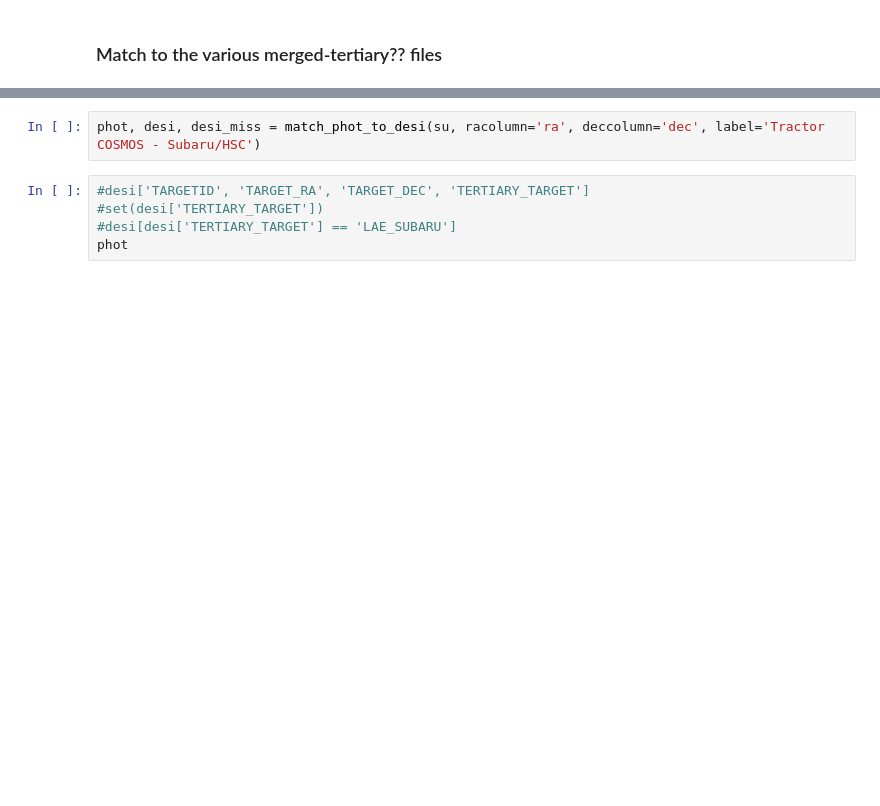
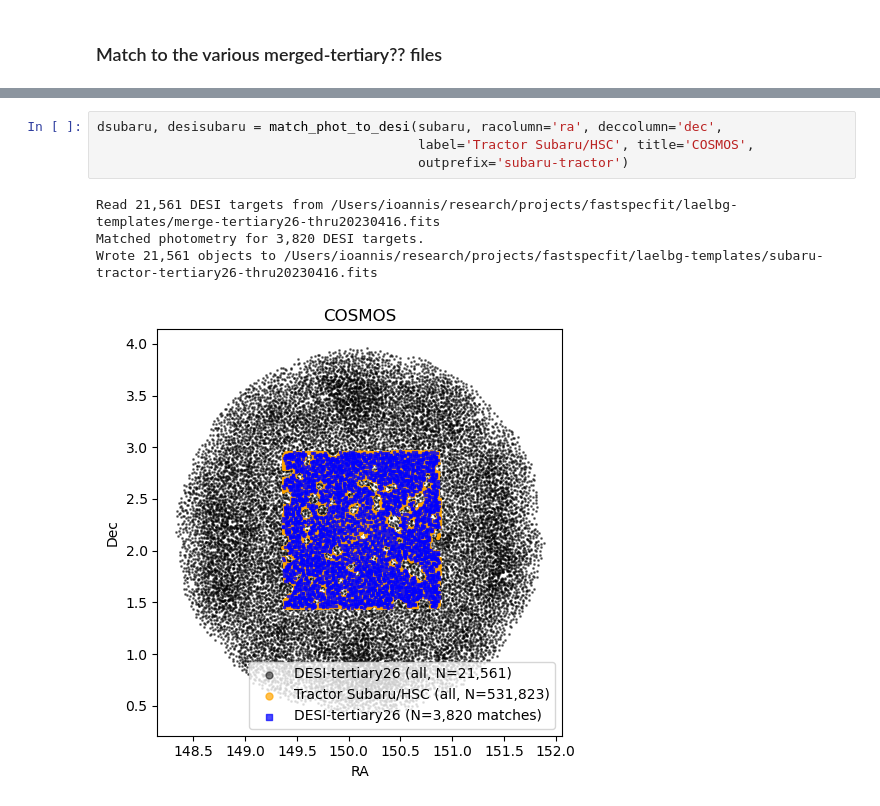
Before and after one commit to moustakas/fastspecfit-projects, a Jupyter notebook: laelbg-templates/filters-and-data.ipynb, the cells around one changed output, grey strips where cells are left out. Drawn from its saved outputs; the diff is of its cells as text; blank space fills up the shorter version.

```diff
--- a/laelbg-templates/filters-and-data.ipynb
+++ b/laelbg-templates/filters-and-data.ipynb
@@ -315,10 +378,12 @@ def match_phot_to_desi(phot, racolumn='ra', deccolumn='dec', rad=1.,
 # %%
-phot, desi, desi_miss = match_phot_to_desi(su, racolumn='ra', deccolumn='dec', label='Tractor COSMOS - Subaru/HSC')
+dsubaru, desisubaru = match_phot_to_desi(subaru, racolumn='ra', deccolumn='dec',
+                                         label='Tractor Subaru/HSC', title='COSMOS',
+                                         outprefix='subaru-tractor')
+# %% [output]
+Read 21,561 DESI targets from /Users/ioannis/research/projects/fastspecfit/laelbg-templates/merge-tertiary26-thru20230416.fits
+Matched photometry for 3,820 DESI targets.
+Wrote 21,561 objects to /Users/ioannis/research/projects/fastspecfit/laelbg-templates/subaru-tractor-tertiary26-thru20230416.fits
+[figure, added]
-# %%
-#desi['TARGETID', 'TARGET_RA', 'TARGET_DEC', 'TERTIARY_TARGET']
-#set(desi['TERTIARY_TARGET'])
-#desi[desi['TERTIARY_TARGET'] == 'LAE_SUBARU']
-phot
 # %%
 def write_speclite_filters(infilters, group_name='tmp'):
     """Write the eazy filters into speclite format.
```
Also changed, not shown: parts of 16 cells of this notebook.
